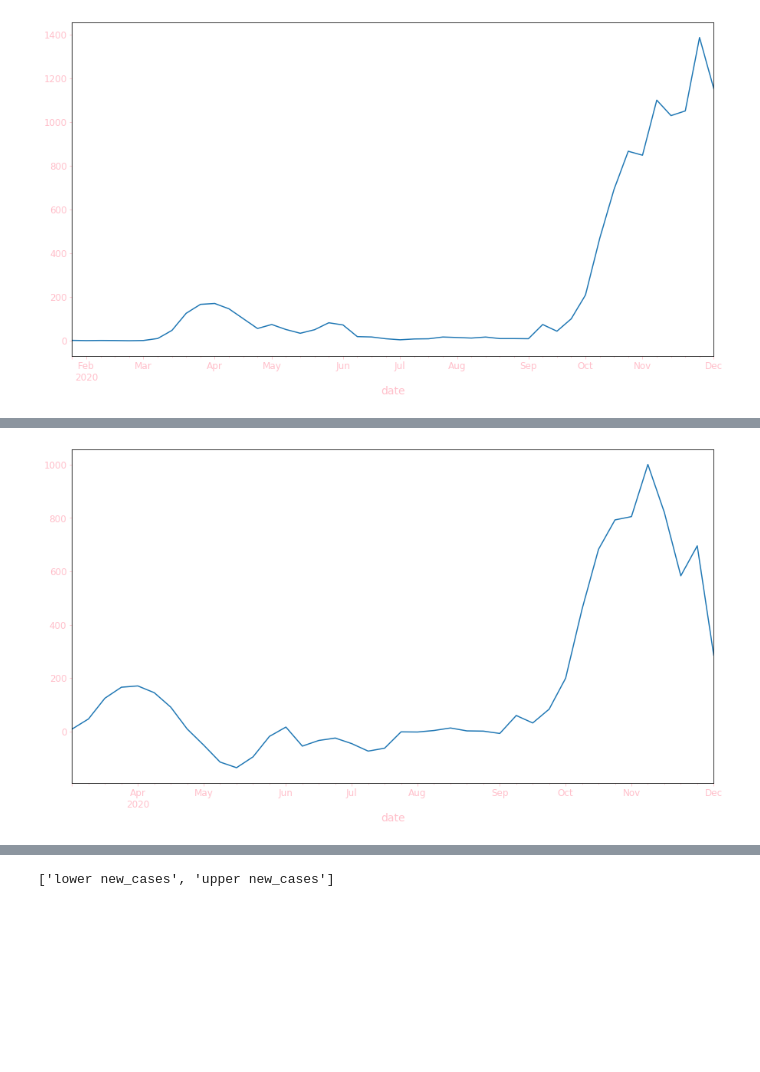
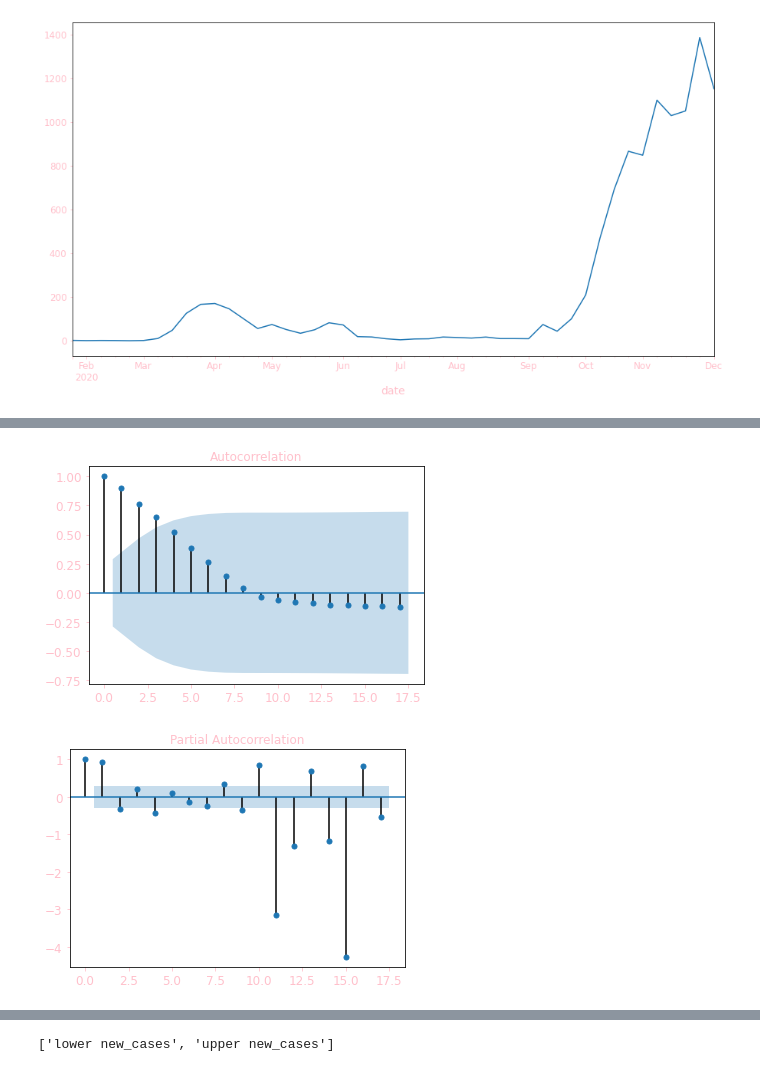
Before and after one commit to Sai2000-20/Covid_Cases_TestKits_TimeSeriesPrediction-SARIMA, a Jupyter notebook: Python-Code-SARIMA/NewCases-TestKits-Prediction-SARIMA.ipynb, the cells around one changed output, grey strips where cells are left out. Saved outputs shown, nothing was run; the diff lists cells and outputs as text; code cells hidden in the pictures; blank space fills up the shorter version.

```diff
--- a/Python-Code-SARIMA/NewCases-TestKits-Prediction-SARIMA.ipynb
+++ b/Python-Code-SARIMA/NewCases-TestKits-Prediction-SARIMA.ipynb
@@ -153,7 +0,0 @@ Replaced invalid iso_code values for location Malaysia
-# %%
-#Correct invalid location values for iso_code MYS
-for index, row in df.iterrows():
-    if df.loc[index, 'iso_code'] =='MYS' :#'iso_code' is MYS
-        if df.loc[index, 'location']!='Malaysia' :#'location' not equal to Malaysia
-            df.loc[index, 'location']='Malaysia'
-print('Replaced invalid location values for iso_code MYS ')
@@ -391,0 +1,9 @@ df['date'] = pd.to_datetime(df['date'],format="%d/%m/%Y")
+# %%
+import pandas as pd
+import numpy as np
+import warnings
+warnings.filterwarnings("ignore")
+
+
+df = pd.read_csv('C:\\Users\\Saira\\Desktop\ML\\Individual_Assignment-Project\\owid-covid-data2.csv')
+df
@@ -391,0 +120,9 @@ df['date'] = pd.to_datetime(df['date'],format="%d/%m/%Y")
+# %%
+df=df[df['iso_code']=='MYS']
+
+df['location'] = np.where(df['location'].isnull() ,'Malaysia',df['location'])
+#df['Final Rate'] = np.where(df['Hourly Rate'].isnull(),df['Daily Rate'],df['Hourly Rate'])
+
+#df_mys['location']=df_mys['location'].apply(lambda x: 'Malaysia' if x['location'].isnull()  else df_mys['location'])
+
+df[df['location'].isnull()==True]
@@ -497,12 +318,3 @@ cases_ts_weekly_avg.plot(figsize=(15, 8))
 plt.show()
 # %% [output]
 [figure]
-# %%
-#decomposed time series to get components Trend, Seasonality &  Noise
-from pylab import rcParams
-import statsmodels.api as sm
-
-rcParams['figure.figsize'] = 18, 8
-decomposition = sm.tsa.seasonal_decompose(cases_ts_weekly_avg, model='additive', extrapolate_trend='freq', period=1)
-fig = decomposition.plot()
-plt.show()
@@ -755,6 +320,0 @@ look-up table. The actual p-value is greater than the p-value returned.
-# %%
-#Plotting the adjuste new_cases
-ts_cases_adj.plot(figsize=(15, 8))
-plt.show()
-# %% [output]
-[figure, removed]
@@ -763,0 +321,12 @@ ts_cases_adj=cases_ts_weekly_avg
+# %%
+# Plotting the ACF and PACF Plot of the Trend and Seasonally adjusted Time Series data
+from statsmodels.graphics.tsaplots import plot_acf, plot_pacf
+plot_acf(cases_ts_weekly_avg)
+mpl.pyplot.show()
+#Plot the autocorrelation function
+#Plots lags on the horizontal and the correlations on vertical axis.
+plot_pacf(cases_ts_weekly_avg)
+mpl.pyplot.show()
+# %% [output]
+[figure, added]
+[figure, added]
```
Also changed, not shown: parts of 78 cells of this notebook.
